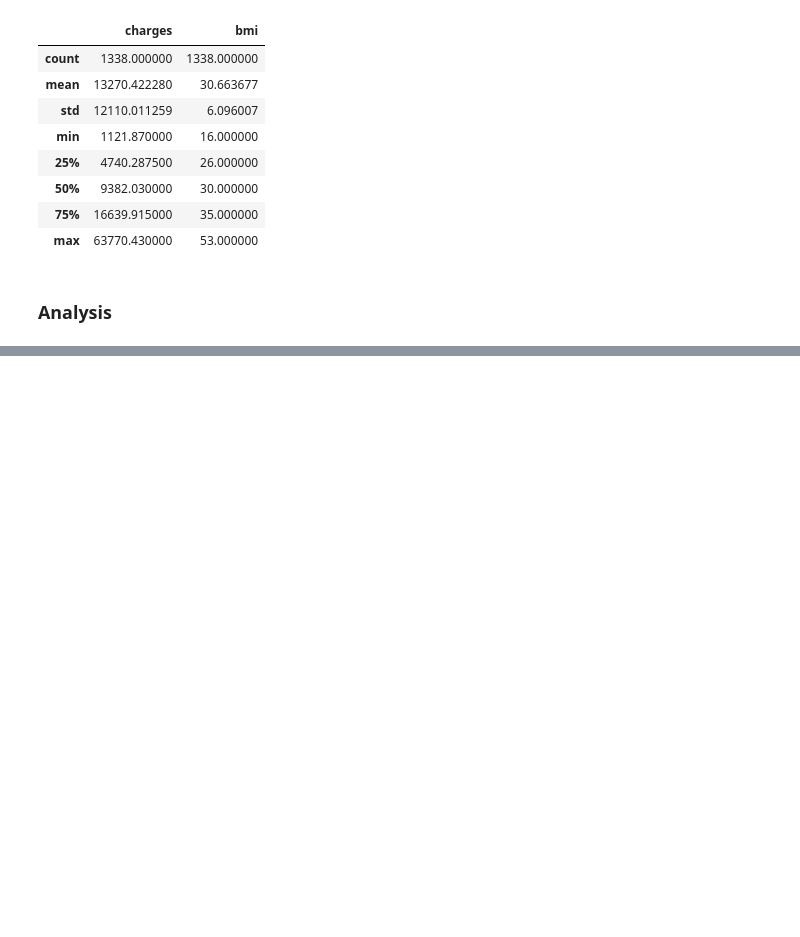
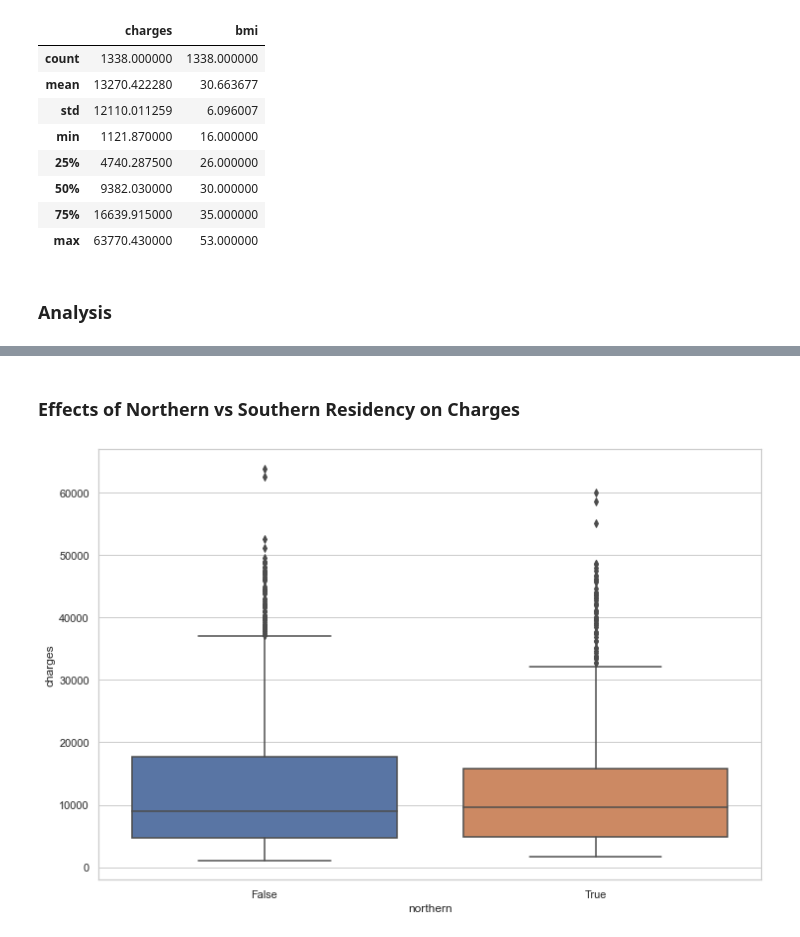
Before and after one commit to data301-2021-winter1/project-group10-project, a Jupyter notebook: notebooks/analysis1.ipynb, the cells around one changed output, grey strips where cells are left out. Drawn from its saved outputs; the diff is of its cells as text; code cells hidden in the pictures; blank space fills up the shorter version.

```diff
--- a/notebooks/analysis1.ipynb
+++ b/notebooks/analysis1.ipynb
@@ -293,0 +345,9 @@ There were 1338 patients included in this dataset comprised of Americans from 4
+# %% [markdown]
+### Effects of Northern vs Southern Residency on Charges
+# %%
+sns.set_theme(style="whitegrid")
+
+sns.boxplot(x="northern", y="charges", data=df)
+sns.set(rc = {'figure.figsize':(12,8)})
+# %% [output]
+[figure, added]
```
Also changed, not shown: parts of 20 cells of this notebook, 1 other file.
